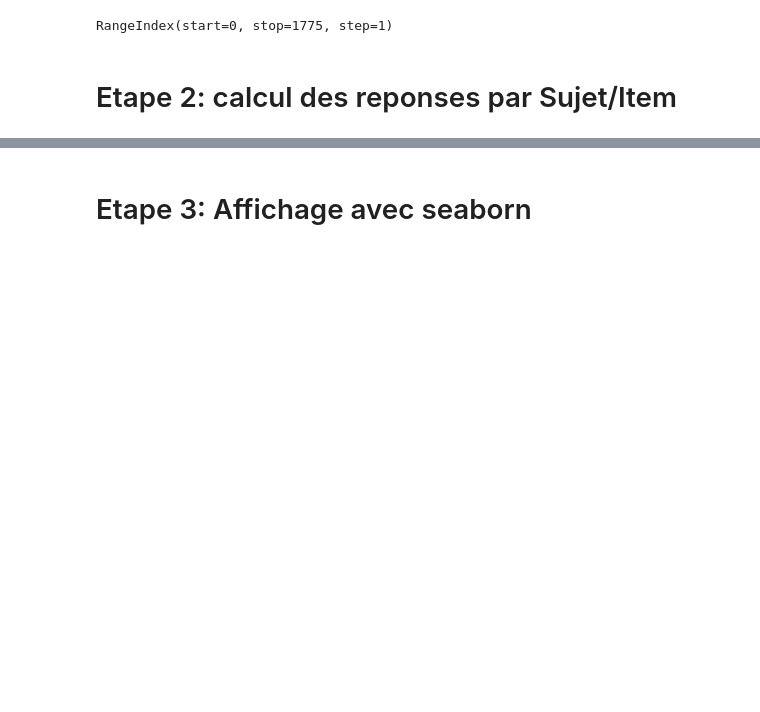
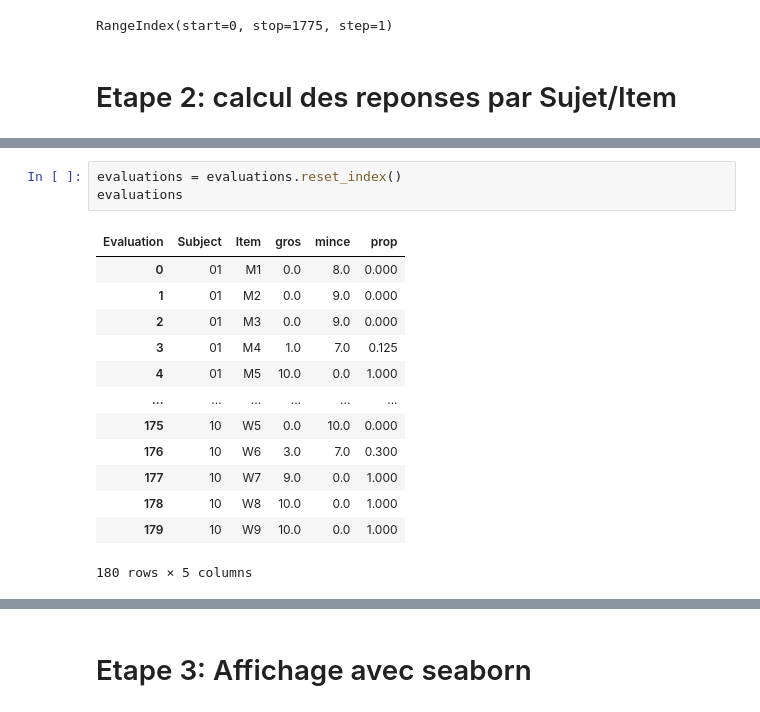
Before and after one commit to crnl-lab/formation_python_crnl_2022, a Jupyter notebook: notebooks/exo_final.ipynb, the cells around one changed output, grey strips where cells are left out. Saved outputs shown, nothing was run; the diff lists cells and outputs as text; blank space fills up the shorter version.

```diff
--- a/notebooks/exo_final.ipynb
+++ b/notebooks/exo_final.ipynb
@@ -228,0 +257,17 @@ RangeIndex(start=0, stop=1775, step=1)
+# %%
+evaluations = evaluations.reset_index()
+evaluations
+# %% [output]
+| Evaluation | Subject | Item | gros | mince | prop |
+| 0 | 01 | M1 | 0.0 | 8.0 | 0.000 |
+| 1 | 01 | M2 | 0.0 | 9.0 | 0.000 |
+| 2 | 01 | M3 | 0.0 | 9.0 | 0.000 |
+| 3 | 01 | M4 | 1.0 | 7.0 | 0.125 |
+| 4 | 01 | M5 | 10.0 | 0.0 | 1.000 |
+| ... | ... | ... | ... | ... | ... |
+| 175 | 10 | W5 | 0.0 | 10.0 | 0.000 |
+| 176 | 10 | W6 | 3.0 | 7.0 | 0.300 |
+| 177 | 10 | W7 | 9.0 | 0.0 | 1.000 |
+| 178 | 10 | W8 | 10.0 | 0.0 | 1.000 |
+| 179 | 10 | W9 | 10.0 | 0.0 | 1.000 |
+180 rows × 5 columns
```
Also changed, not shown: parts of 6 cells of this notebook.
